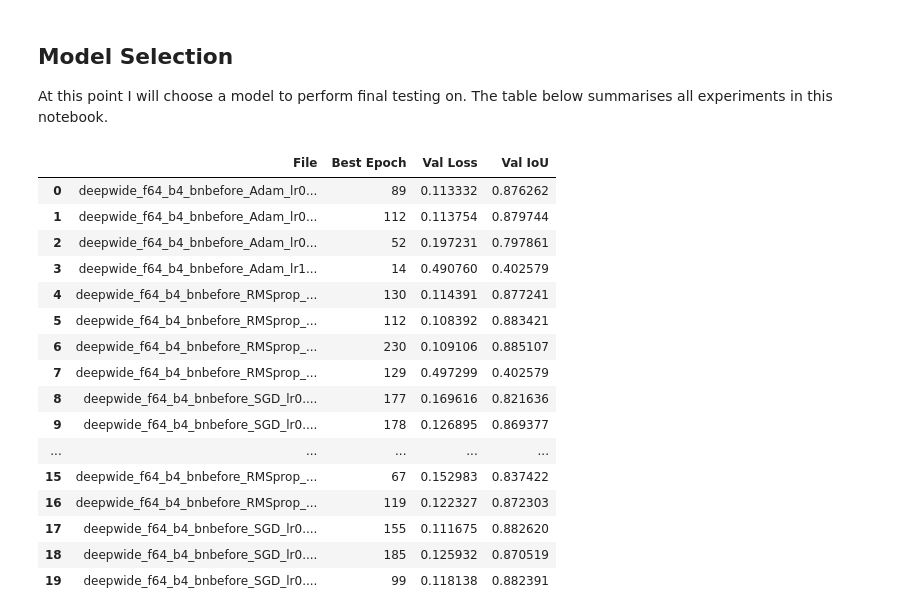
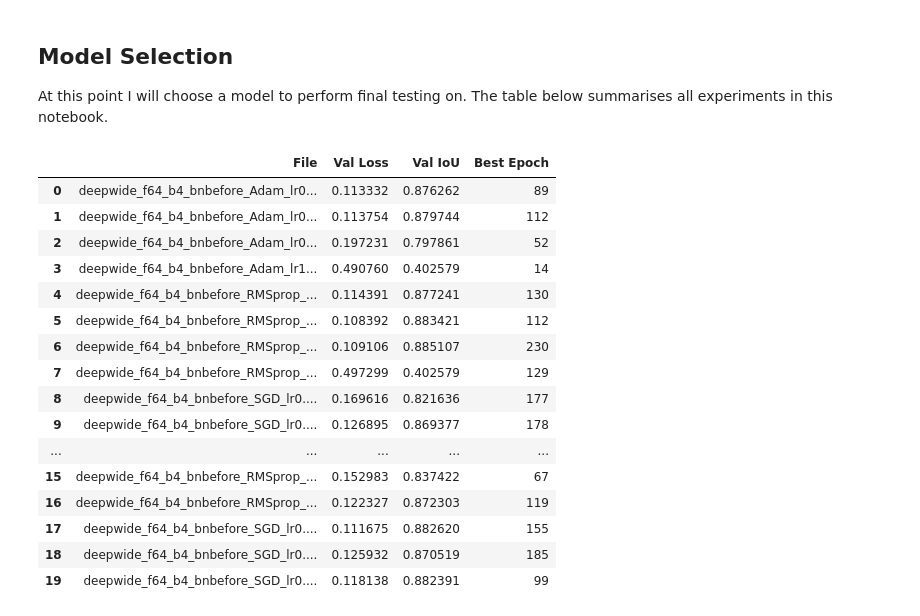
Before and after one commit to a-cass/eo-semantic-segmentation, a Jupyter notebook: nwpu-lakes/nwpu_lakes_segmentation_p8.ipynb, the cells around one changed output. Cells and saved outputs as stored; diff of their text form; code cells hidden in the pictures.

```diff
--- a/nwpu-lakes/nwpu_lakes_segmentation_p8.ipynb
+++ b/nwpu-lakes/nwpu_lakes_segmentation_p8.ipynb
@@ -433 +414,7 @@ for lr, bs in product(lr, batch_sizes):
+# %%
+# Or use pre-trained model
+out_dir = 'model_outputs'
+ptn = r'deepwide_f64_b4_bnbefore_RMSprop_lr\d\.\d{3}_bs\d{1,2}\.history.pickle'
+histories = [os.path.join(out_dir, fn) for fn in
+             list(filter(lambda x: re.match(ptn,x),os.listdir(out_dir)))]
 # %%
@@ -535,26 +501,29 @@ for bs in batch_sizes:
+# %%
+# Or use pre-trained model
+out_dir = 'model_outputs'
+ptn = r'deepwide_f64_b4_bnbefore_SGD_lr\d\.\d{3}_bs\d{1,2}\.history.pickle'
+histories = [os.path.join(out_dir, fn) for fn in
+             list(filter(lambda x: re.match(ptn,x),os.listdir(out_dir)))]
 # %%
-# Load results if not trained in this session
-ptn = r'deepwide_f64_b4_bnbefore_SGD_lr\d\.\d{3}_bs\d{1,2}\.history.pickle'
-histories = sorted(list(filter(lambda x: re.match(ptn,x),os.listdir(out_dir))))
-
-# Create dataframe to store results
-summary_df4 = pd.DataFrame(columns=['File', 'Best Epoch', 'Val Loss', 'Val IoU'])
+# Plot learning curves and create summary DataFrame
+batch_size_df2 = pd.DataFrame(columns=['File', 'Val Loss', 'Val IoU', 'Best Epoch'])
 
 for fn in sorted(histories):
-    with open(os.path.join(out_dir,fn), 'rb') as pf:
-        hist_dict = pickle.load(pf)
+    with open(fn, 'rb') as f:
+        hist = pickle.load(f)
 
-    hist_df = pd.DataFrame(hist_dict)
+    hist_df = pd.DataFrame(hist)
     title = os.path.basename(fn).split('.history.pickle')[0]
     vs.plot_model_history(hist_df, metrics=['loss', 'binary_mean_iou'],
                           best=['min','max'], title=title);
 
+
     best_epoch = hist_df.val_loss.argmin()
-    summary_df4 = summary_df4.append([{'File': title,
-                                       'Best Epoch': best_epoch,
-                                       'Val Loss': hist_df.val_loss.min(),
-                                       'Val IoU': hist_df.val_binary_mean_iou.at[best_epoch]}],
-                                    ignore_index=True)
+    batch_size_df2 = batch_size_df2.append([{'File': title,
+                                             'Val Loss': hist_df.val_loss.min(),
+                                             'Val IoU': hist_df.val_binary_mean_iou.at[best_epoch],
+                                             'Best Epoch': best_epoch}],
+                                           ignore_index=True)
 # %% [output]
 [figure]
 [figure]
@@ -573,31 +542,31 @@ As the batch size increases the models require more epochs to find a solution. T
 
 At this point I will choose a model to perform final testing on. The table below summarises all experiments in this notebook.
 # %%
-results = pd.concat([summary_df1,
-                     summary_df2,
-                     summary_df3,
-                     summary_df4],
+results = pd.concat([optimiser_df,
+                     scheduler_df,
+                     batch_size_df1,
+                     batch_size_df2],
                     ignore_index=True)
 
 results
 # %% [output]
-|  | File | Best Epoch | Val Loss | Val IoU |
-| 0 | deepwide_f64_b4_bnbefore_Adam_lr0... | 89 | 0.113332 | 0.876262 |
-| 1 | deepwide_f64_b4_bnbefore_Adam_lr0... | 112 | 0.113754 | 0.879744 |
-| 2 | deepwide_f64_b4_bnbefore_Adam_lr0... | 52 | 0.197231 | 0.797861 |
-| 3 | deepwide_f64_b4_bnbefore_Adam_lr1... | 14 | 0.490760 | 0.402579 |
-| 4 | deepwide_f64_b4_bnbefore_RMSprop_... | 130 | 0.114391 | 0.877241 |
-| 5 | deepwide_f64_b4_bnbefore_RMSprop_... | 112 | 0.108392 | 0.883421 |
-| 6 | deepwide_f64_b4_bnbefore_RMSprop_... | 230 | 0.109106 | 0.885107 |
-| 7 | deepwide_f64_b4_bnbefore_RMSprop_... | 129 | 0.497299 | 0.402579 |
-| 8 | deepwide_f64_b4_bnbefore_SGD_lr0.... | 177 | 0.169616 | 0.821636 |
-| 9 | deepwide_f64_b4_bnbefore_SGD_lr0.... | 178 | 0.126895 | 0.869377 |
+|  | File | Val Loss | Val IoU | Best Epoch |
+| 0 | deepwide_f64_b4_bnbefore_Adam_lr0... | 0.113332 | 0.876262 | 89 |
+| 1 | deepwide_f64_b4_bnbefore_Adam_lr0... | 0.113754 | 0.879744 | 112 |
+| 2 | deepwide_f64_b4_bnbefore_Adam_lr0... | 0.197231 | 0.797861 | 52 |
+| 3 | deepwide_f64_b4_bnbefore_Adam_lr1... | 0.490760 | 0.402579 | 14 |
+| 4 | deepwide_f64_b4_bnbefore_RMSprop_... | 0.114391 | 0.877241 | 130 |
+| 5 | deepwide_f64_b4_bnbefore_RMSprop_... | 0.108392 | 0.883421 | 112 |
+| 6 | deepwide_f64_b4_bnbefore_RMSprop_... | 0.109106 | 0.885107 | 230 |
+| 7 | deepwide_f64_b4_bnbefore_RMSprop_... | 0.497299 | 0.402579 | 129 |
+| 8 | deepwide_f64_b4_bnbefore_SGD_lr0.... | 0.169616 | 0.821636 | 177 |
+| 9 | deepwide_f64_b4_bnbefore_SGD_lr0.... | 0.126895 | 0.869377 | 178 |
 | ... | ... | ... | ... | ... |
-| 15 | deepwide_f64_b4_bnbefore_RMSprop_... | 67 | 0.152983 | 0.837422 |
-| 16 | deepwide_f64_b4_bnbefore_RMSprop_... | 119 | 0.122327 | 0.872303 |
-| 17 | deepwide_f64_b4_bnbefore_SGD_lr0.... | 155 | 0.111675 | 0.882620 |
-| 18 | deepwide_f64_b4_bnbefore_SGD_lr0.... | 185 | 0.125932 | 0.870519 |
-| 19 | deepwide_f64_b4_bnbefore_SGD_lr0.... | 99 | 0.118138 | 0.882391 |
+| 15 | deepwide_f64_b4_bnbefore_RMSprop_... | 0.152983 | 0.837422 | 67 |
+| 16 | deepwide_f64_b4_bnbefore_RMSprop_... | 0.122327 | 0.872303 | 119 |
+| 17 | deepwide_f64_b4_bnbefore_SGD_lr0.... | 0.111675 | 0.882620 | 155 |
+| 18 | deepwide_f64_b4_bnbefore_SGD_lr0.... | 0.125932 | 0.870519 | 185 |
+| 19 | deepwide_f64_b4_bnbefore_SGD_lr0.... | 0.118138 | 0.882391 | 99 |
 # %%
 # Best by `val_loss`
 results.iloc[[results['Val Loss'].argmin()]]
```
Also changed, not shown: parts of 13 cells of this notebook, 4 other files.
